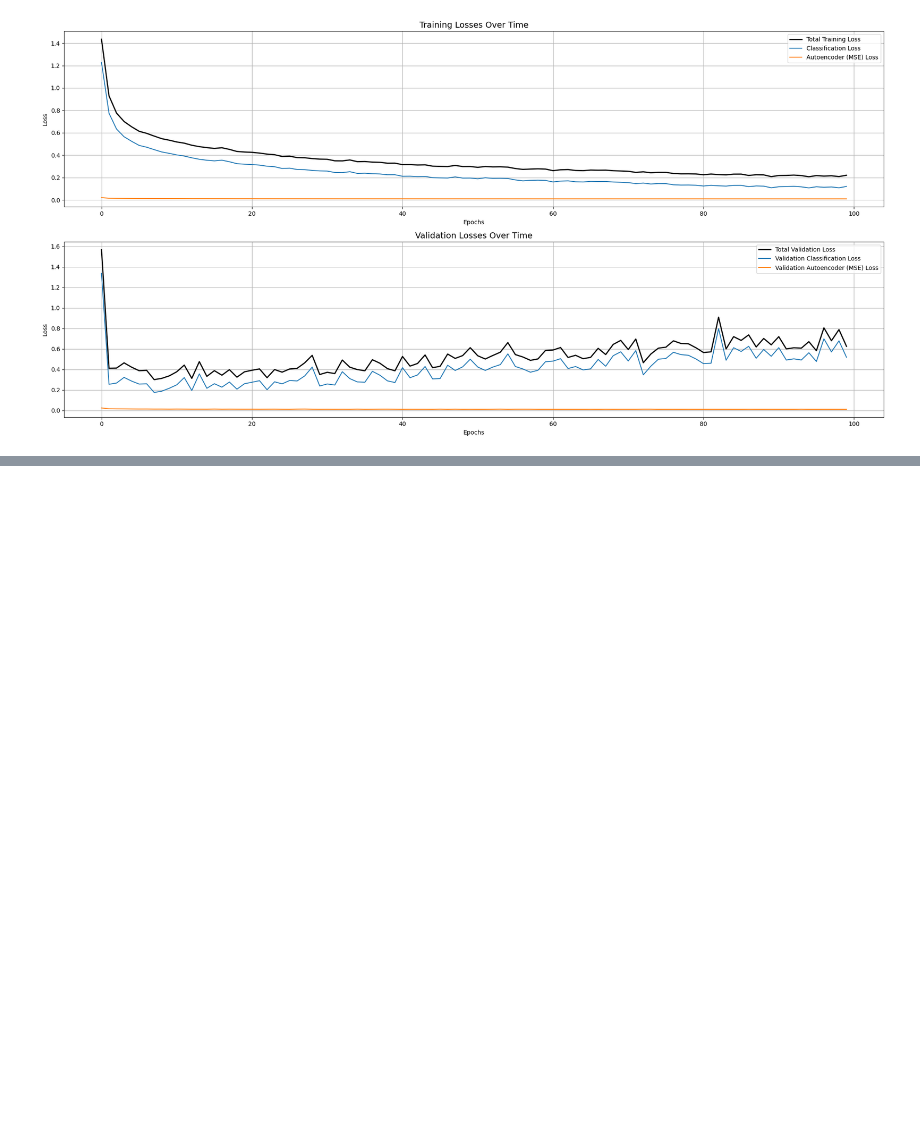
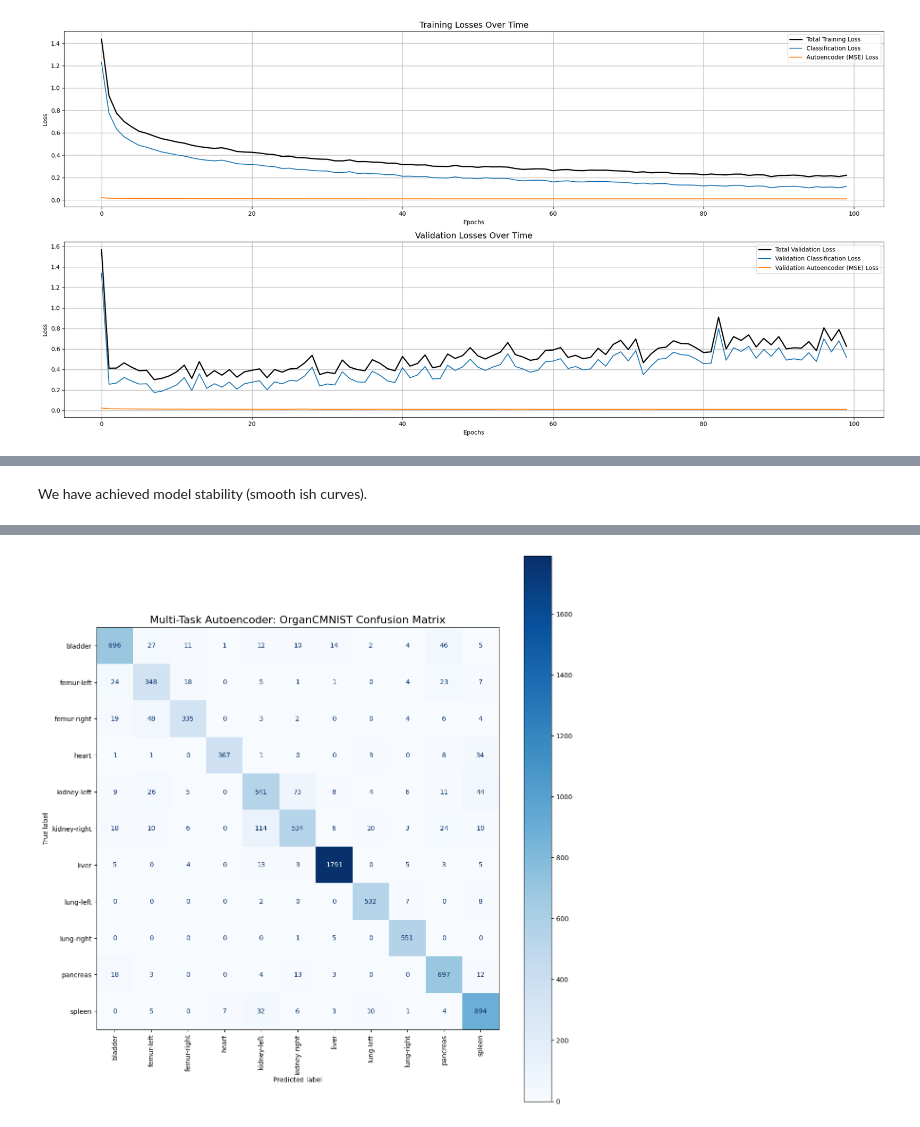
Before and after one commit to bownessjessie18/CAB420, a Jupyter notebook: Assignment_2/Untitled.ipynb, the cells around one changed output, grey strips where cells are left out. Drawn from its saved outputs; the diff is of its cells as text; code cells hidden in the pictures; blank space fills up the shorter version.

Commit message:
completed model

```diff
--- a/Assignment_2/Untitled.ipynb
+++ b/Assignment_2/Untitled.ipynb
@@ -513,0 +613,34 @@ plt.show()
+# %% [markdown]
+We have achieved model stability (smooth ish curves).
+# %%
+import numpy as np
+import matplotlib.pyplot as plt
+from sklearn.metrics import confusion_matrix, ConfusionMatrixDisplay
+
+# 1. Generate the predictions
+predictions, decoded_imgs = multitask_cnn.predict(x_test_reshaped)
+indexes = np.argmax(predictions, axis=1)
+
+# 2. Extract and format the ground truth labels
+y_test_labels = test_dataset.labels
+gt = y_test_labels.flatten()
+
+# 3. Define the actual OrganCMNIST class names
+organ_classes = [
+    "bladder", "femur-left", "femur-right", "heart", "kidney-left",
+    "kidney-right", "liver", "lung-left", "lung-right", "pancreas", "spleen"
+]
+
+# 4. Build and Plot the Confusion Matrix
+cm = confusion_matrix(gt, indexes)
+
+fig = plt.figure(figsize=[12, 12])
+ax = fig.add_subplot(1, 1, 1)
+
+c = ConfusionMatrixDisplay(cm, display_labels=organ_classes)
+c.plot(ax=ax, cmap='Blues', xticks_rotation='vertical')
+
+plt.title('Multi-Task Autoencoder: OrganCMNIST Confusion Matrix', fontsize=16)
+plt.tight_layout()
+plt.show()
+# %% [output]
@@ -513,0 +648 @@ plt.show()
+[figure, added]
```
Also changed, not shown: parts of 9 cells of this notebook.
